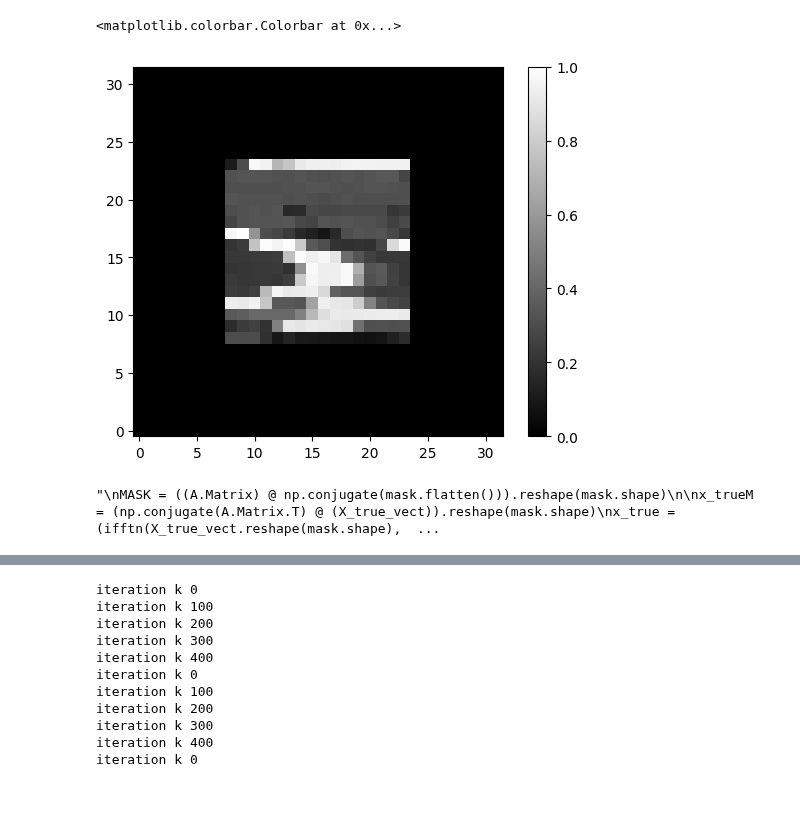
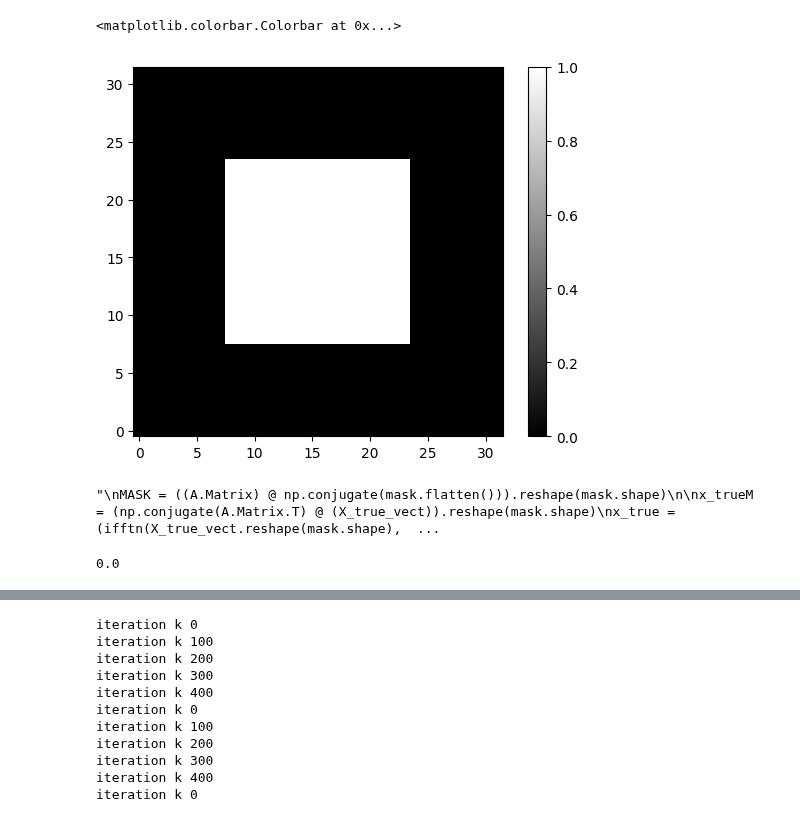
Before and after one commit to JeremieSefo/PhaseRetrievalMirror, a Jupyter notebook: retrieve phase.ipynb, the cells around one changed output, grey strips where cells are left out. Cells and saved outputs as stored; diff of their text form; code cells hidden in the pictures.

```diff
--- a/retrieve phase.ipynb
+++ b/retrieve phase.ipynb
@@ -10,20 +10,20 @@ from Displays import phase_retrie_plots
 # %%
 Nx, Ny = 32, 32
 n = Nx * Ny
 #true_images = setUpImage(Nx, Ny)
 s = setUpImage(Nx, Ny)
 
 true_images, mask = s()
 #print(mask.shape)
 
 
 #map.f(x_true) < 1e-5
 len(true_images)
-plt.imshow(true_images[-1].imag, cmap='gray', origin='lower')
+plt.imshow(true_images[0].imag, cmap='gray', origin='lower')
 plt.colorbar()
 # %% [output]
 <matplotlib.colorbar.Colorbar at 0x...>
-[figure, old version]
+[figure, new version]
 # %%
 x_true = true_images[0]
 x_true_vect = x_true.reshape(Nx * Ny, )
@@ -65,6 +65,24 @@ plt.colorbar()
 #print(map.psi(2 * x), map.psi(1 * x), map.breg_psi(2 * x, x))
 # %% [output]
 "\nMASK = ((A.Matrix) @ np.conjugate(mask.flatten())).reshape(mask.shape)\n\nx_trueM = (np.conjugate(A.Matrix.T) @ (X_true_vect)).reshape(mask.shape)\nx_true = (ifftn(X_true_vect.reshape(mask.shape),  ...
+# %%
+############### attempt to make mirror descent faster: use fft to compute gradients. what is the right formula? ############
+noise_lvl = 0.e-1
+meas, noise = me.gauss_noisy_meas(x_true_vect, noise_lvl , A)()
+map = op.operators(algo = 'real mirror', meas = meas, A = A, mask = mask)
+x = 4*(((1. + 0.j)*np.random.normal(0.5, 0.25, size = (n, ) )) +  (0. + 1.j)*np.random.normal(0.5, 0.25, size = (n, ) ))
+
+grad_f_x = np.asarray(map.grad_f(x))
+def grad_fFast(x): #Wirtinger derivative, fast matrix form #theirs _new
+    z =  (fftn(np.conj(x.reshape(mask.shape)), s = mask.shape, norm = 'ortho')).flatten() #self.A(x) #(A.Matrix) @ np.conjugate(x) ########## Done
+    y = np.conjugate(A.Matrix) @ x
+    a =  ( A.Matrix).T @ ( y*( z * np.conjugate(z) - meas)) #(ifftn(((y*( z * np.conjugate(z) - meas)).reshape(mask.shape)), s = mask.shape, norm = 'ortho')).flatten() ####### Not yet done
+    m = len(meas)
+    return a / (1*m)
+grad_fFast_x =grad_fFast(x)
+np.linalg.norm(grad_f_x - grad_fFast_x)
+# %% [output]
+0.0
 # %%
 A_pinv = np.linalg.pinv(A.Matrix) # A is full rank and unital. So use A_pinv = A* to be faster
 # %%
```
Also changed, not shown: parts of 2 cells of this notebook, 4 other files.
